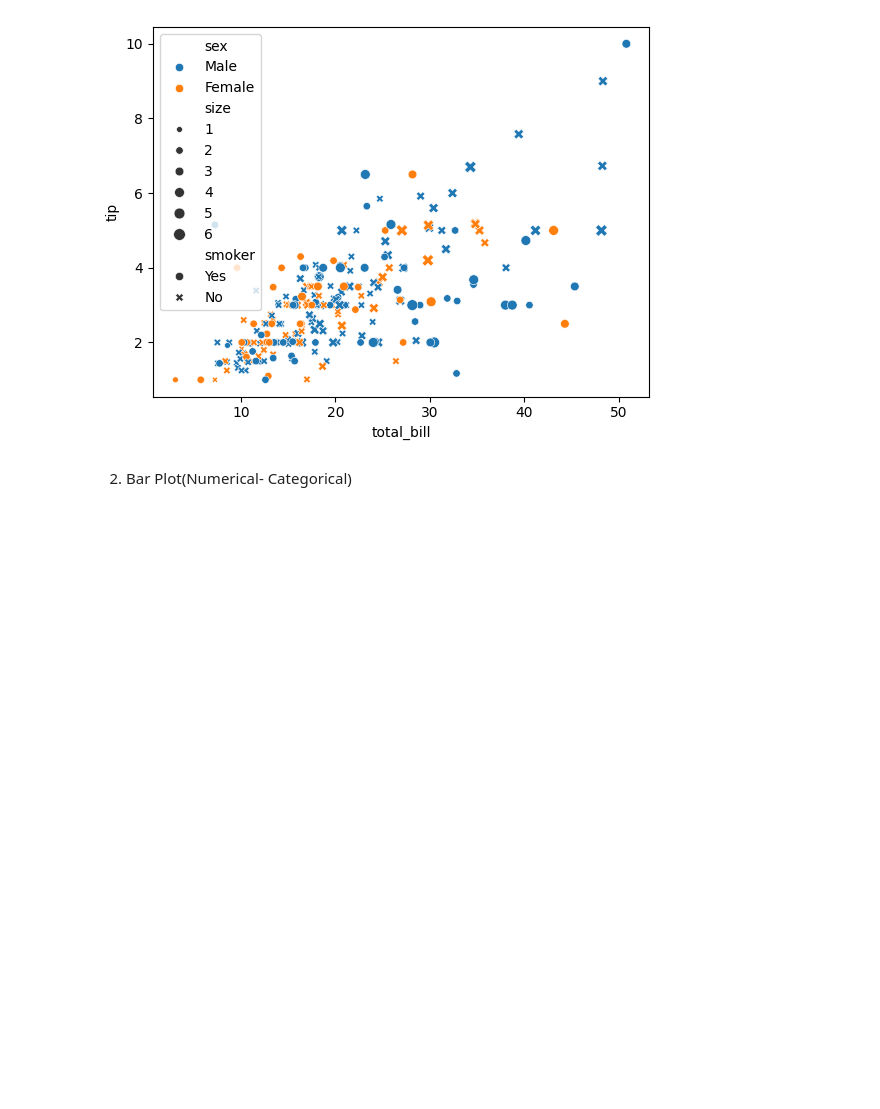
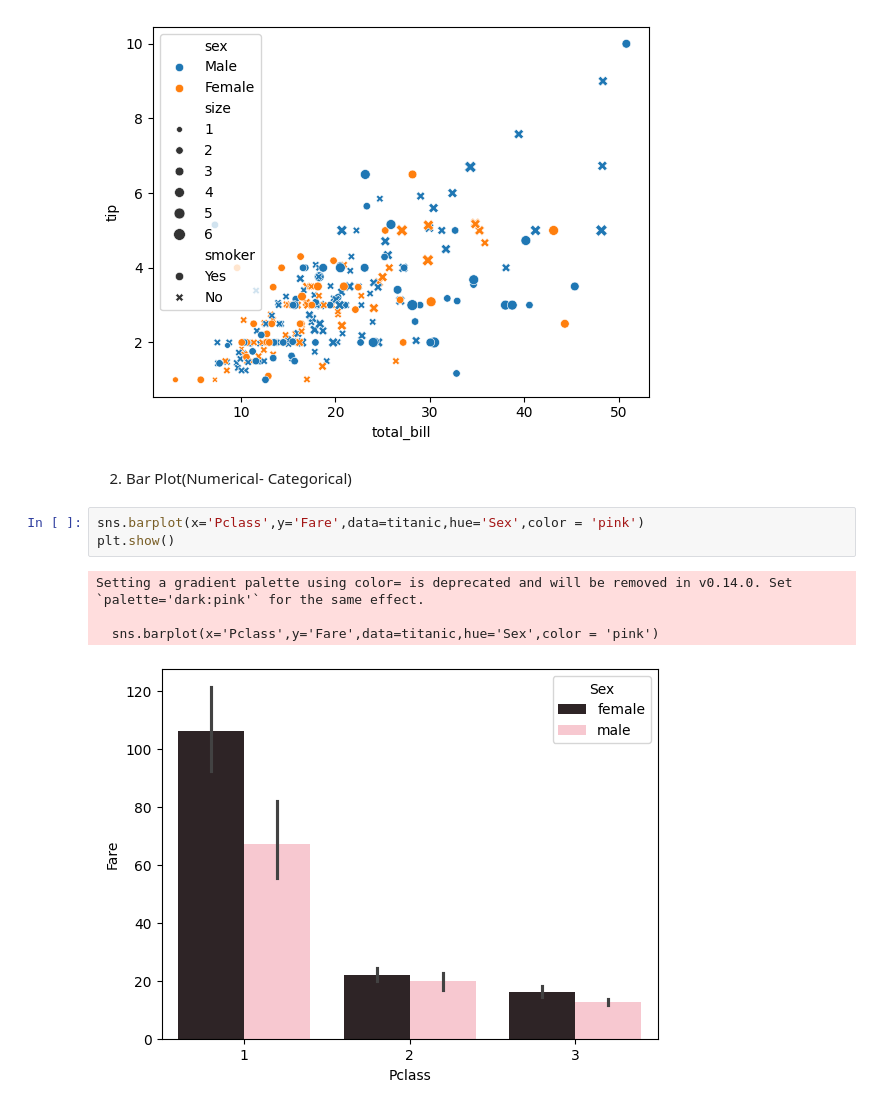
Before and after one commit to priyaasharmaads-a11y/Machine-Learning-Projects-Bundle, a Jupyter notebook: Machine_Learning_projects_Bundle.ipynb, the cells around one changed output. Saved outputs shown, nothing was run; the diff lists cells and outputs as text; blank space fills up the shorter version.

```diff
--- a/Machine_Learning_projects_Bundle.ipynb
+++ b/Machine_Learning_projects_Bundle.ipynb
@@ -137,3 +137,11 @@ plt.show()
 [figure]
 # %% [markdown]
 2. Bar Plot(Numerical- Categorical)
+# %%
+sns.barplot(x='Pclass',y='Fare',data=titanic,hue='Sex',color = 'pink')
+plt.show()
+# %% [output]
+Setting a gradient palette using color= is deprecated and will be removed in v0.14.0. Set `palette='dark:pink'` for the same effect.
+
+  sns.barplot(x='Pclass',y='Fare',data=titanic,hue='Sex',color = 'pink')
+[figure, added]
```
Also changed, not shown: parts of 19 cells of this notebook.
